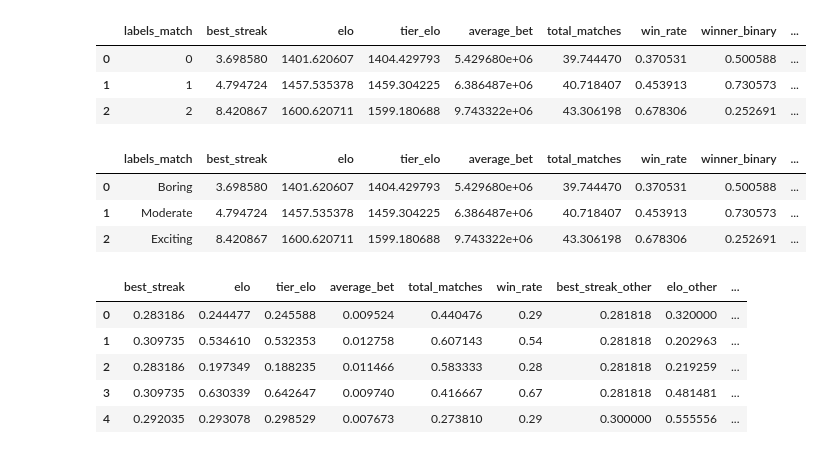
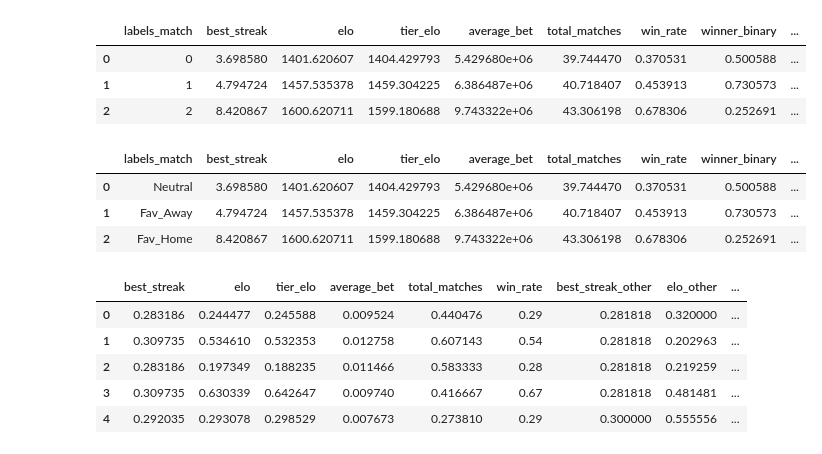
Before and after one commit to samswain2/SaltyBetter, a Jupyter notebook: saltybet -- modeling.ipynb, the cells around one changed output. Cells and saved outputs as stored; diff of their text form; code cells hidden in the pictures.

```diff
--- a/saltybet -- modeling.ipynb
+++ b/saltybet -- modeling.ipynb
@@ -139,7 +139,6 @@ df_all = pd.get_dummies(df_all, columns=cols_to_encode)
 #### Copy df_all for Fighter Clustering
 # %%
 df_all_fighter_clustering = df_all.copy()
-df_all.drop(columns=['id', 'id_other'], inplace=True)
 # %% [markdown]
 #### Test train validation split data
 # %%
@@ -149,6 +148,14 @@ df_train, df_test = train_test_split(df_all, test_size=test_train_split_percenta
 df_train, df_val = train_test_split(df_train, test_size=train_validation_split_percentage,
                                     random_state=notebook_seed)
 
+# Save fighter id's
+df_train_ids = df_train[['id', 'id_other']]
+df_val_ids = df_val[['id', 'id_other']]
+df_test_ids = df_test[['id', 'id_other']]
+df_train.drop(columns=['id', 'id_other'], inplace=True)
+df_val.drop(columns=['id', 'id_other'], inplace=True)
+df_test.drop(columns=['id', 'id_other'], inplace=True)
+
 # Get clustering dataframes
 df_train_match_clustering_analysis = df_train.copy()
 df_val_match_clustering_analysis = df_val.copy()
@@ -170,9 +177,9 @@ scaler = MinMaxScaler()
 scaler.fit(df_train)
 
 # transform the data
-df_train = pd.DataFrame(scaler.transform(df_train), columns=df_all.columns)
-df_val = pd.DataFrame(scaler.transform(df_val), columns=df_all.columns)
-df_test = pd.DataFrame(scaler.transform(df_test), columns=df_all.columns)
+df_train = pd.DataFrame(scaler.transform(df_train), columns=df_train.columns)
+df_val = pd.DataFrame(scaler.transform(df_val), columns=df_val.columns)
+df_test = pd.DataFrame(scaler.transform(df_test), columns=df_test.columns)
 
 # extract y test train validation sets
 y_train = df_train.winner_binary
@@ -380,14 +387,14 @@ cluster_statistics
 | 2 | 2 | 8.420867 | 1600.620711 | 1599.180688 | 9.743322e+06 | 43.306198 | 0.678306 | 0.252691 | ... |
 # %%
 # Assign meaningfull labels
-cluster_names = {0: 'Boring', 1: 'Moderate', 2: 'Exciting'}
+cluster_names = {0: 'Neutral', 1: 'Fav_Away', 2: 'Fav_Home'}
 cluster_statistics['labels_match'] = cluster_statistics['labels_match'].replace(cluster_names)
 cluster_statistics
 # %% [output]
 |  | labels_match | best_streak | elo | tier_elo | average_bet | total_matches | win_rate | winner_binary | ... |
-| 0 | Boring | 3.698580 | 1401.620607 | 1404.429793 | 5.429680e+06 | 39.744470 | 0.370531 | 0.500588 | ... |
-| 1 | Moderate | 4.794724 | 1457.535378 | 1459.304225 | 6.386487e+06 | 40.718407 | 0.453913 | 0.730573 | ... |
-| 2 | Exciting | 8.420867 | 1600.620711 | 1599.180688 | 9.743322e+06 | 43.306198 | 0.678306 | 0.252691 | ... |
+| 0 | Neutral | 3.698580 | 1401.620607 | 1404.429793 | 5.429680e+06 | 39.744470 | 0.370531 | 0.500588 | ... |
+| 1 | Fav_Away | 4.794724 | 1457.535378 | 1459.304225 | 6.386487e+06 | 40.718407 | 0.453913 | 0.730573 | ... |
+| 2 | Fav_Home | 8.420867 | 1600.620711 | 1599.180688 | 9.743322e+06 | 43.306198 | 0.678306 | 0.252691 | ... |
 # %%
 # Save labels in dataframe
 df_train['labels_match'] = labels
```
Also changed, not shown: parts of 18 cells of this notebook.
